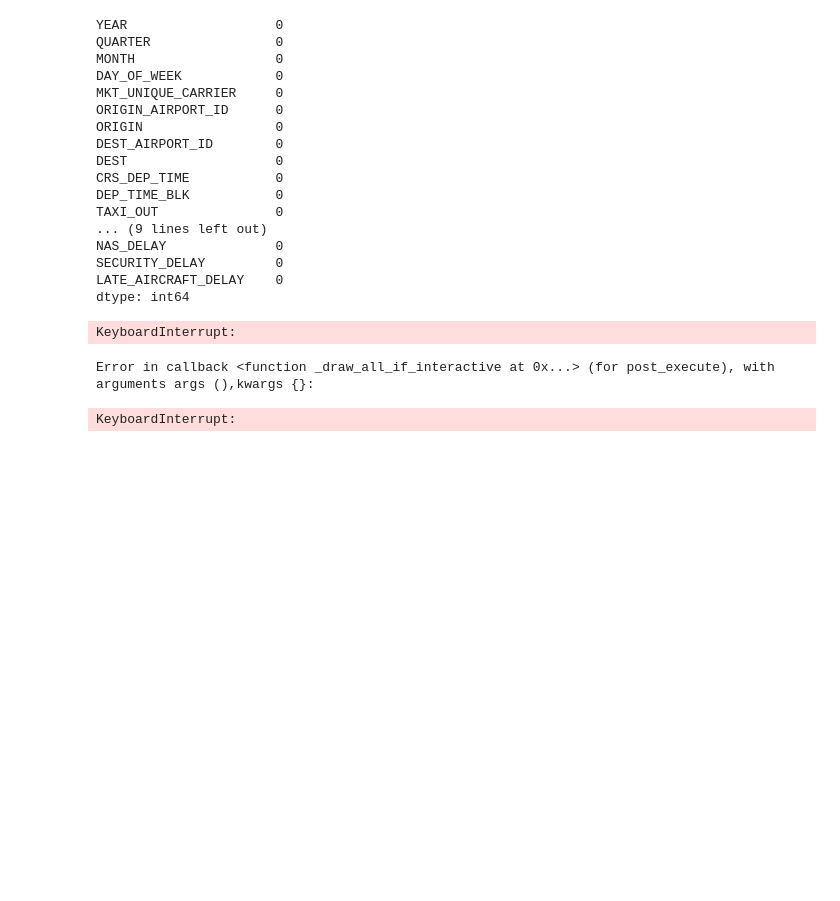
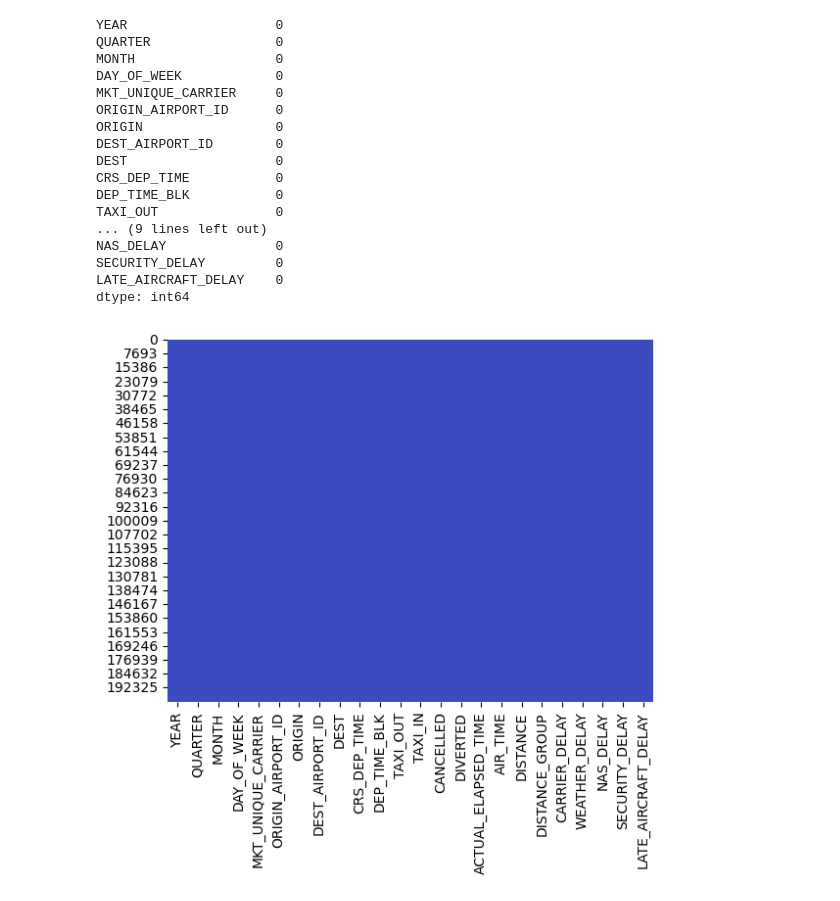
Before and after one commit to Benlite777/airline-operational-risk, a Jupyter notebook: notebooks/eda.ipynb, the cells around one changed output. Saved outputs shown, nothing was run; the diff lists cells and outputs as text; code cells hidden in the pictures; blank space fills up the shorter version.

```diff
--- a/notebooks/eda.ipynb
+++ b/notebooks/eda.ipynb
@@ -212,9 +212,7 @@ SECURITY_DELAY         0
 LATE_AIRCRAFT_DELAY    0
 dtype: int64
 # %%
-sns.heatmap(df.isnull(),annot=True,cmap='coolwarm',cbar=False)
+sns.heatmap(df.isnull(),cmap='coolwarm',cbar=False)
 plt.show()
 # %% [output]
-KeyboardInterrupt:
-Error in callback <function _draw_all_if_interactive at 0x...> (for post_execute), with arguments args (),kwargs {}:
-KeyboardInterrupt:
+[figure, added]
```
Also changed, not shown: parts of 9 cells of this notebook.
